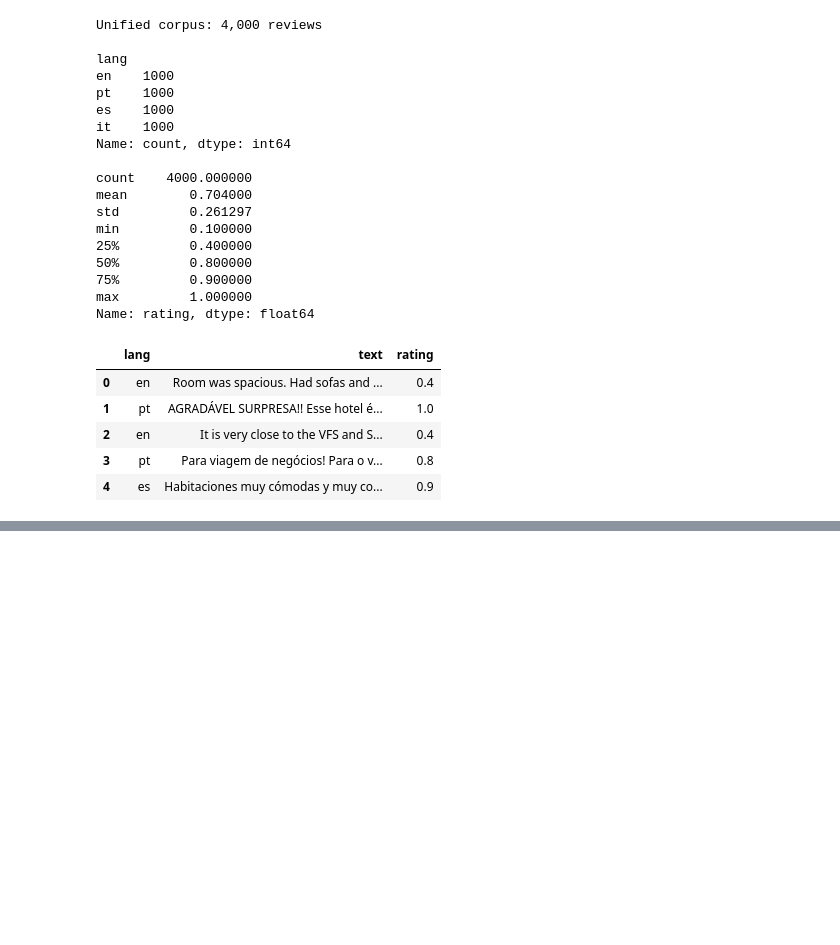
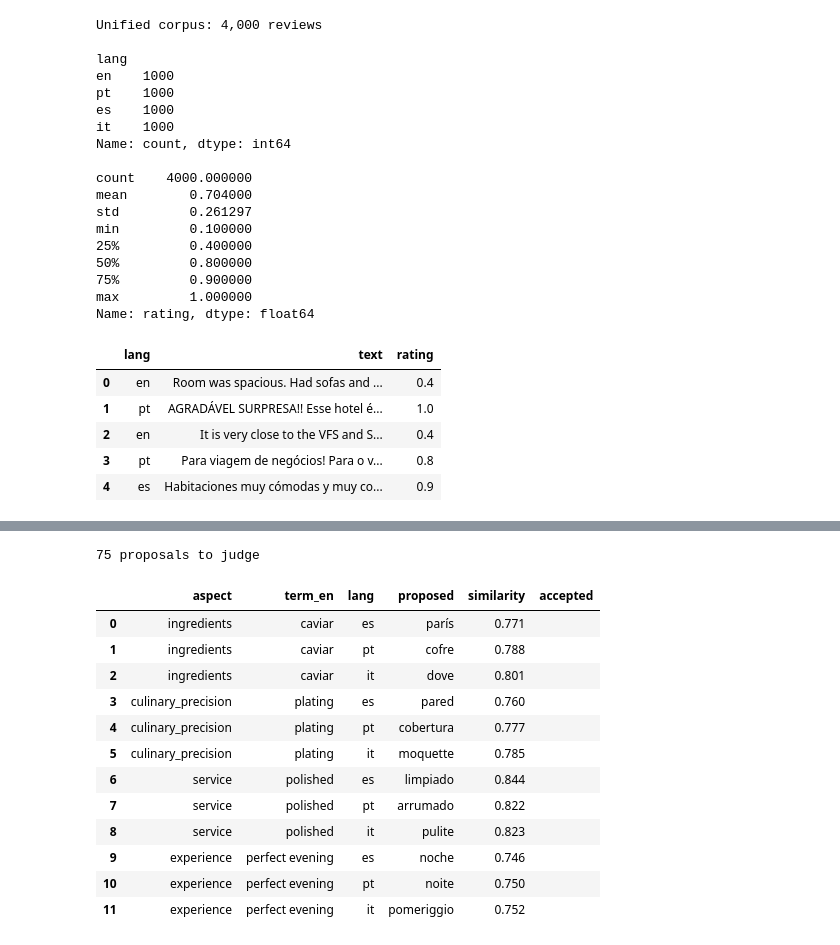
Before and after one commit to Gusti4ka/The-Grammar-of-Luxury, a Jupyter notebook: the-grammar-of-luxury.ipynb, the cells around one changed output, grey strips where cells are left out. Drawn from its saved outputs; the diff is of its cells as text; code cells hidden in the pictures; blank space fills up the shorter version.

```diff
--- a/the-grammar-of-luxury.ipynb
+++ b/the-grammar-of-luxury.ipynb
@@ -340,0 +502,20 @@ Name: rating, dtype: float64
+# %%
+# ── For each taxonomy term, find the nearest word in each language ──
+
+def nearest_terms(term_idx, lang, top_k=3):
+    """Return the top_k words in `lang` closest to a taxonomy term."""
+    sims = vocab_vecs[lang] @ term_vecs[term_idx]        # cosine (vectors are normalised)
+    top = sims.topk(top_k)
+    return [(vocab_by_lang[lang][i], round(s.item(), 3))
+            for i, s in zip(top.indices, top.values)]
+
+# A first look: does the model recognise the words we expect it to?
+probe = ["cozy", "elegant", "attentive", "exquisite", "memorable"]
+
+for term in probe:
+    i = taxonomy_terms.index(term)
+    print(f"\n{term.upper()}  ({taxonomy_aspect[i]})")
+    for lang in ["es", "pt", "it"]:
+        matches = nearest_terms(i, lang)
+        pretty = ", ".join(f"{w} ({s})" for w, s in matches)
+        print(f"  {lang}: {pretty}")
@@ -340,0 +552,37 @@ Name: rating, dtype: float64
+# %%
+# ── Draw a random sample of terms for expert validation ──
+
+rng = np.random.default_rng(SEED)
+sample_idx = rng.choice(len(taxonomy_terms), size=25, replace=False)
+
+rows = []
+for i in sample_idx:
+    for lang in ["es", "pt", "it"]:
+        word, sim = nearest_terms(i, lang, top_k=1)[0]
+        rows.append({
+            "aspect":     taxonomy_aspect[i],
+            "term_en":    taxonomy_terms[i],
+            "lang":       lang,
+            "proposed":   word,
+            "similarity": sim,
+            "accepted":   "",          # ← to be filled in by the human judge
+        })
+
+validation = pd.DataFrame(rows)
+print(f"{len(validation)} proposals to judge\n")
+validation.head(12)
+# %% [output]
+75 proposals to judge
+|  | aspect | term_en | lang | proposed | similarity | accepted |
+| 0 | ingredients | caviar | es | parís | 0.771 |  |
+| 1 | ingredients | caviar | pt | cofre | 0.788 |  |
+| 2 | ingredients | caviar | it | dove | 0.801 |  |
+| 3 | culinary_precision | plating | es | pared | 0.760 |  |
+| 4 | culinary_precision | plating | pt | cobertura | 0.777 |  |
+| 5 | culinary_precision | plating | it | moquette | 0.785 |  |
+| 6 | service | polished | es | limpiado | 0.844 |  |
+| 7 | service | polished | pt | arrumado | 0.822 |  |
+| 8 | service | polished | it | pulite | 0.823 |  |
+| 9 | experience | perfect evening | es | noche | 0.746 |  |
+| 10 | experience | perfect evening | pt | noite | 0.750 |  |
+| 11 | experience | perfect evening | it | pomeriggio | 0.752 |  |
```
Also changed, not shown: parts of 12 cells of this notebook.
